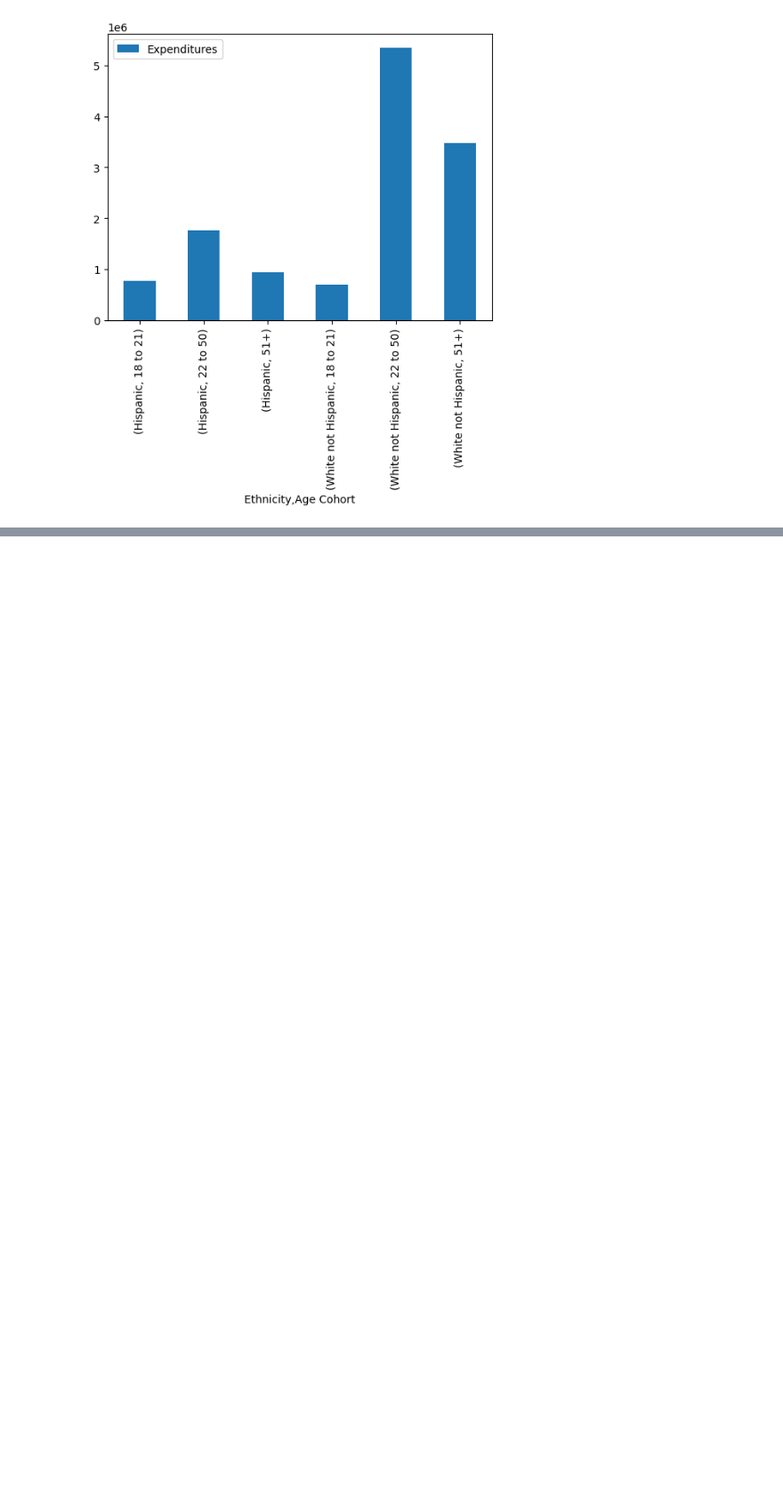
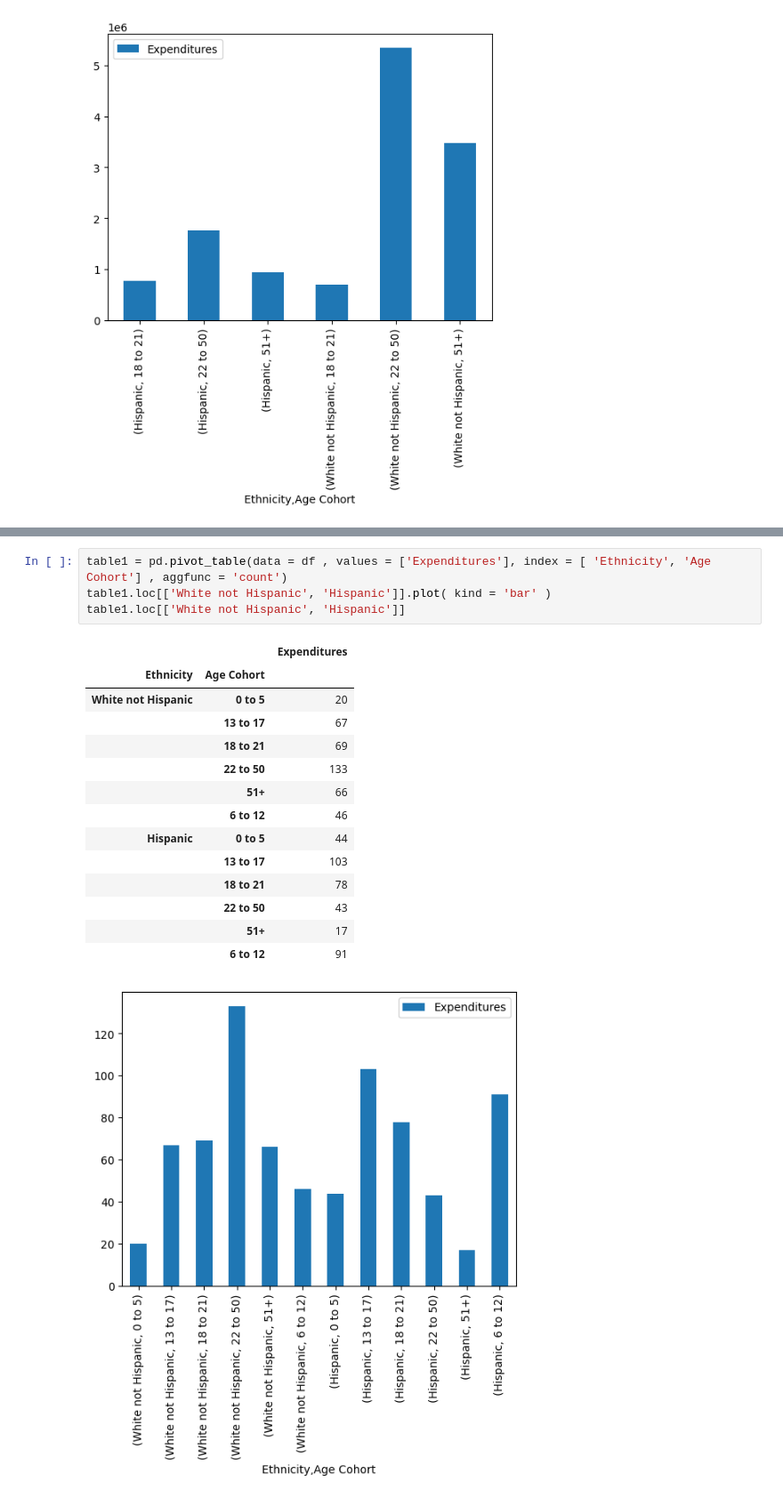
Before and after one commit to CC-Sev/Lab-2_w23, a Jupyter notebook: 2B. Evidence of Discrimination_.ipynb, the cells around one changed output, grey strips where cells are left out. Shown at 89% size. Saved outputs shown, nothing was run; the diff lists cells and outputs as text; blank space fills up the shorter version.

```diff
--- a/2B. Evidence of Discrimination_.ipynb
+++ b/2B. Evidence of Discrimination_.ipynb
@@ -125,0 +175,20 @@ table2.loc [ [ ['Hispanic','18 to 21'], ['Hispanic','22 to 50'], ['Hispanic','51
+# %%
+table1 = pd.pivot_table(data = df , values = ['Expenditures'], index = [ 'Ethnicity', 'Age Cohort'] , aggfunc = 'count')
+table1.loc[['White not Hispanic', 'Hispanic']].plot( kind = 'bar' )
+table1.loc[['White not Hispanic', 'Hispanic']]
+# %% [output]
+|  |  | Expenditures |
+| Ethnicity | Age Cohort |  |
+| White not Hispanic | 0 to 5 | 20 |
+|  | 13 to 17 | 67 |
+|  | 18 to 21 | 69 |
+|  | 22 to 50 | 133 |
+|  | 51+ | 66 |
+|  | 6 to 12 | 46 |
+| Hispanic | 0 to 5 | 44 |
+|  | 13 to 17 | 103 |
+|  | 18 to 21 | 78 |
+|  | 22 to 50 | 43 |
+|  | 51+ | 17 |
+|  | 6 to 12 | 91 |
+[figure, added]
```
Also changed, not shown: parts of 5 cells of this notebook.
